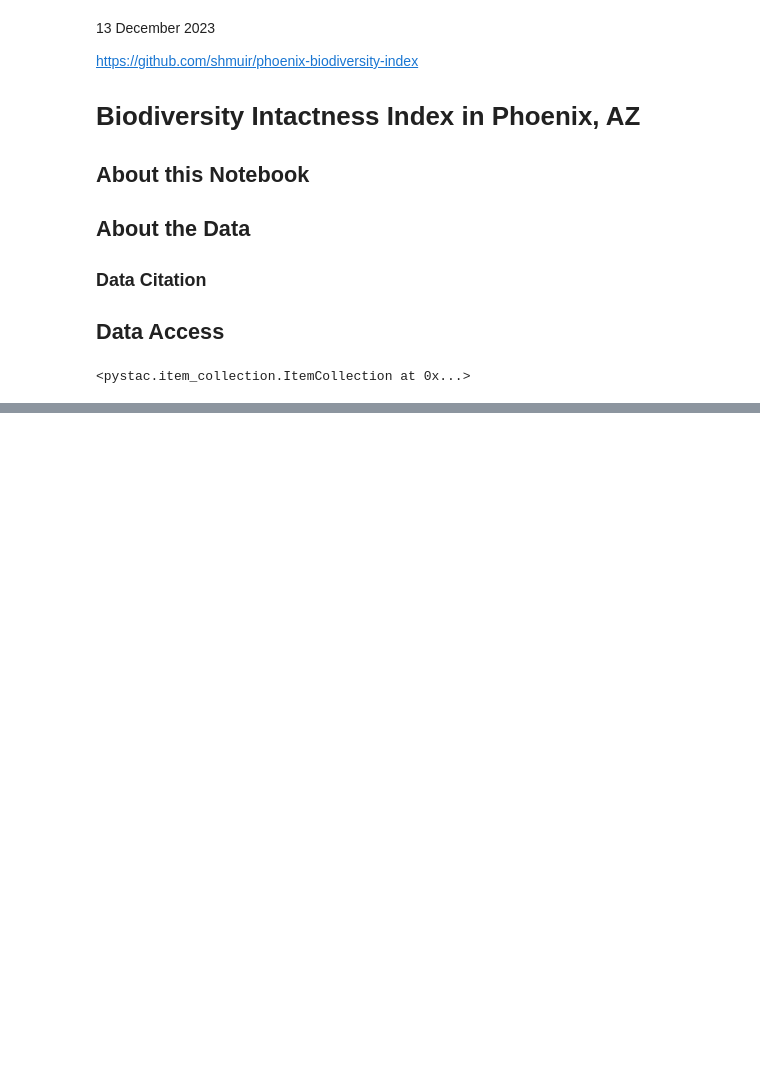
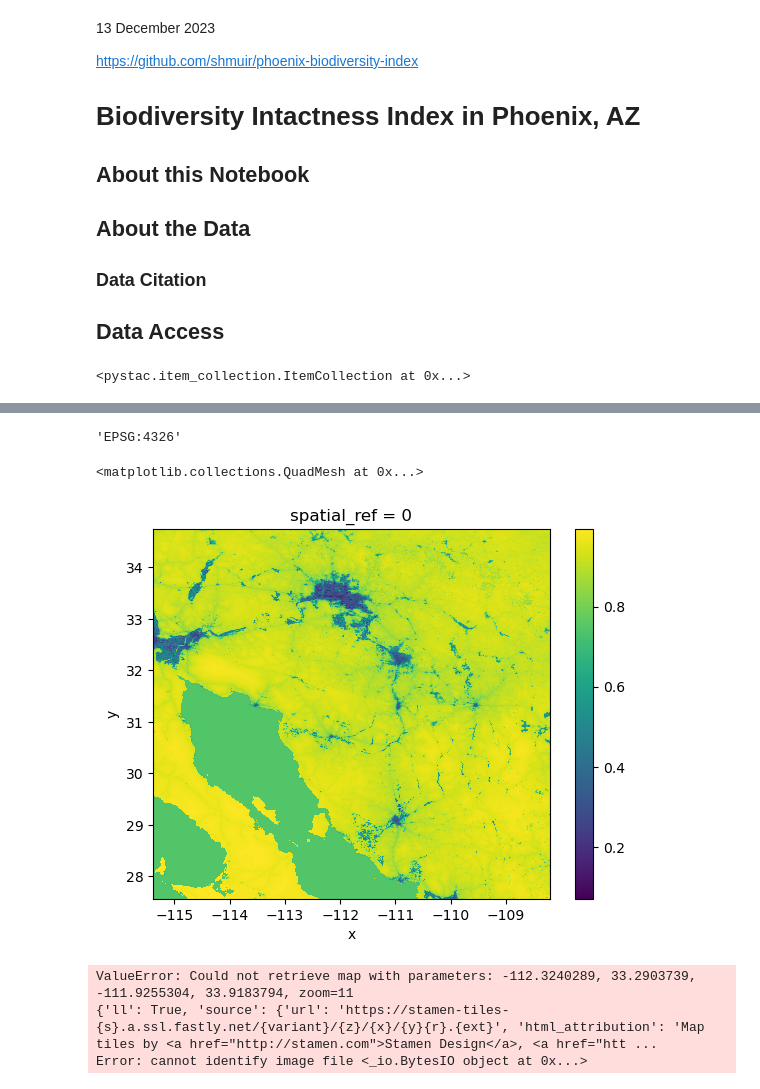
Before and after one commit to shmuir/phoenix-biodiversity-index, a Jupyter notebook: phoenix-biodiversity.ipynb, the cells around one changed output, grey strips where cells are left out. Drawn from its saved outputs; the diff is of its cells as text; code cells hidden in the pictures; blank space fills up the shorter version.

Commit message:
attempting plot

```diff
--- a/phoenix-biodiversity.ipynb
+++ b/phoenix-biodiversity.ipynb
@@ -73,0 +83,3 @@ Image(url=bii2017.assets['rendered_preview'].href, width=500)
+# %%
+phoenix = rioxr.open_rasterio(bii2017.assets['data'].href)
+phoenix
@@ -73,0 +98,3 @@ Image(url=bii2017.assets['rendered_preview'].href, width=500)
+# %%
+phoenix = phoenix.squeeze()
+phoenix = phoenix.drop('band')
@@ -73,0 +103,15 @@ Image(url=bii2017.assets['rendered_preview'].href, width=500)
+# %%
+phoenix.rio.crs.to_string()
+# %% [output]
+'EPSG:4326'
+# %%
+phoenix.plot()
+# %% [output]
+<matplotlib.collections.QuadMesh at 0x...>
+[figure, added]
+# %%
+phoenix_base = cx.Place("Phoenix, AZ")
+# %% [output]
+ValueError: Could not retrieve map with parameters: -112.3240289, 33.2903739, -111.9255304, 33.9183794, zoom=11
+{'ll': True, 'source': {'url': 'https://stamen-tiles-{s}.a.ssl.fastly.net/{variant}/{z}/{x}/{y}{r}.{ext}', 'html_attribution': 'Map tiles by <a href="http://stamen.com">Stamen Design</a>, <a href="htt ...
+Error: cannot identify image file <_io.BytesIO object at 0x...>
```
Also changed, not shown: parts of 6 cells of this notebook, 7 other files.
